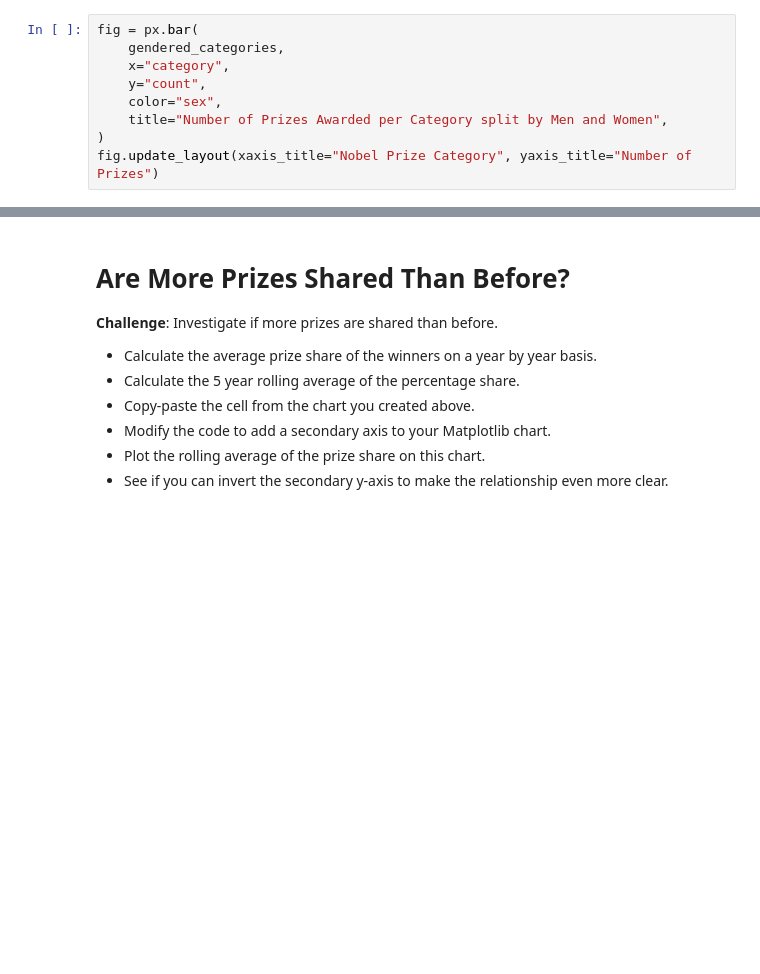
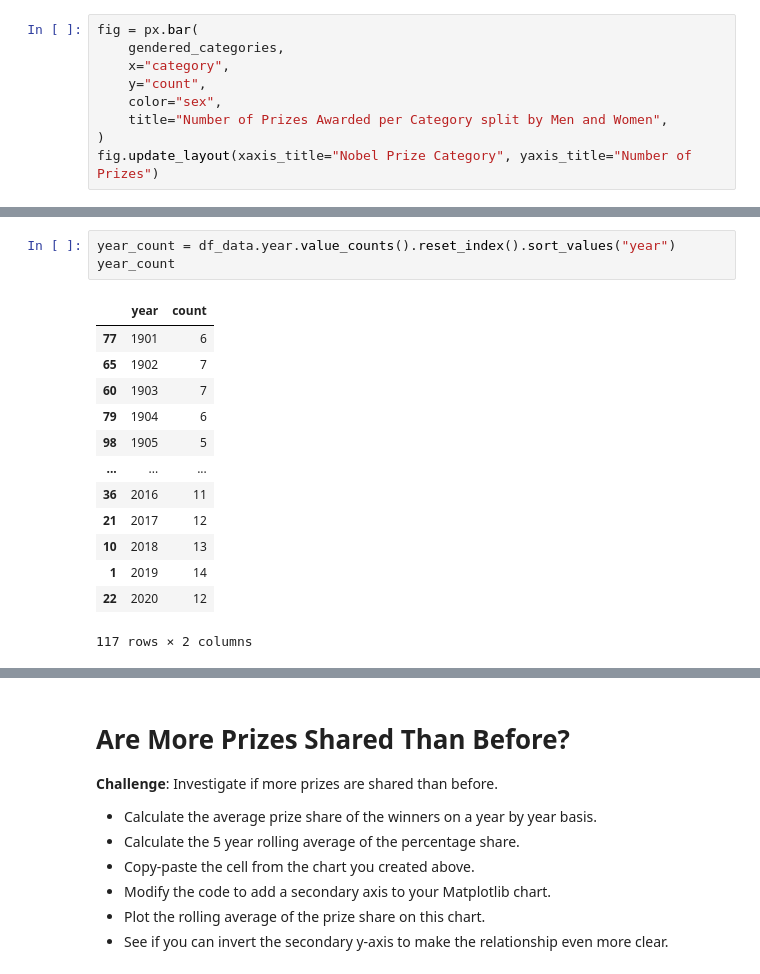
Before and after one commit to fkajose/100-Days-of-Code, a Jupyter notebook: 079-Nobel-prize-analysis/Nobel_Prize_Analysis.ipynb, the cells around one changed output, grey strips where cells are left out. Drawn from its saved outputs; the diff is of its cells as text; blank space fills up the shorter version.

```diff
--- a/079-Nobel-prize-analysis/Nobel_Prize_Analysis.ipynb
+++ b/079-Nobel-prize-analysis/Nobel_Prize_Analysis.ipynb
@@ -400,3 +393,20 @@ fig.update_layout(xaxis_title="Nobel Prize Category", yaxis_title="Number of Pri
 
 * Looking at the chart, did the first and second world wars have an impact on the number of prizes being given out?
 * What could be the reason for the trend in the chart?
+# %%
+year_count = df_data.year.value_counts().reset_index().sort_values("year")
+year_count
+# %% [output]
+|  | year | count |
+| 77 | 1901 | 6 |
+| 65 | 1902 | 7 |
+| 60 | 1903 | 7 |
+| 79 | 1904 | 6 |
+| 98 | 1905 | 5 |
+| ... | ... | ... |
+| 36 | 2016 | 11 |
+| 21 | 2017 | 12 |
+| 10 | 2018 | 13 |
+| 1 | 2019 | 14 |
+| 22 | 2020 | 12 |
+117 rows × 2 columns
```
Also changed, not shown: parts of 6 cells of this notebook.
